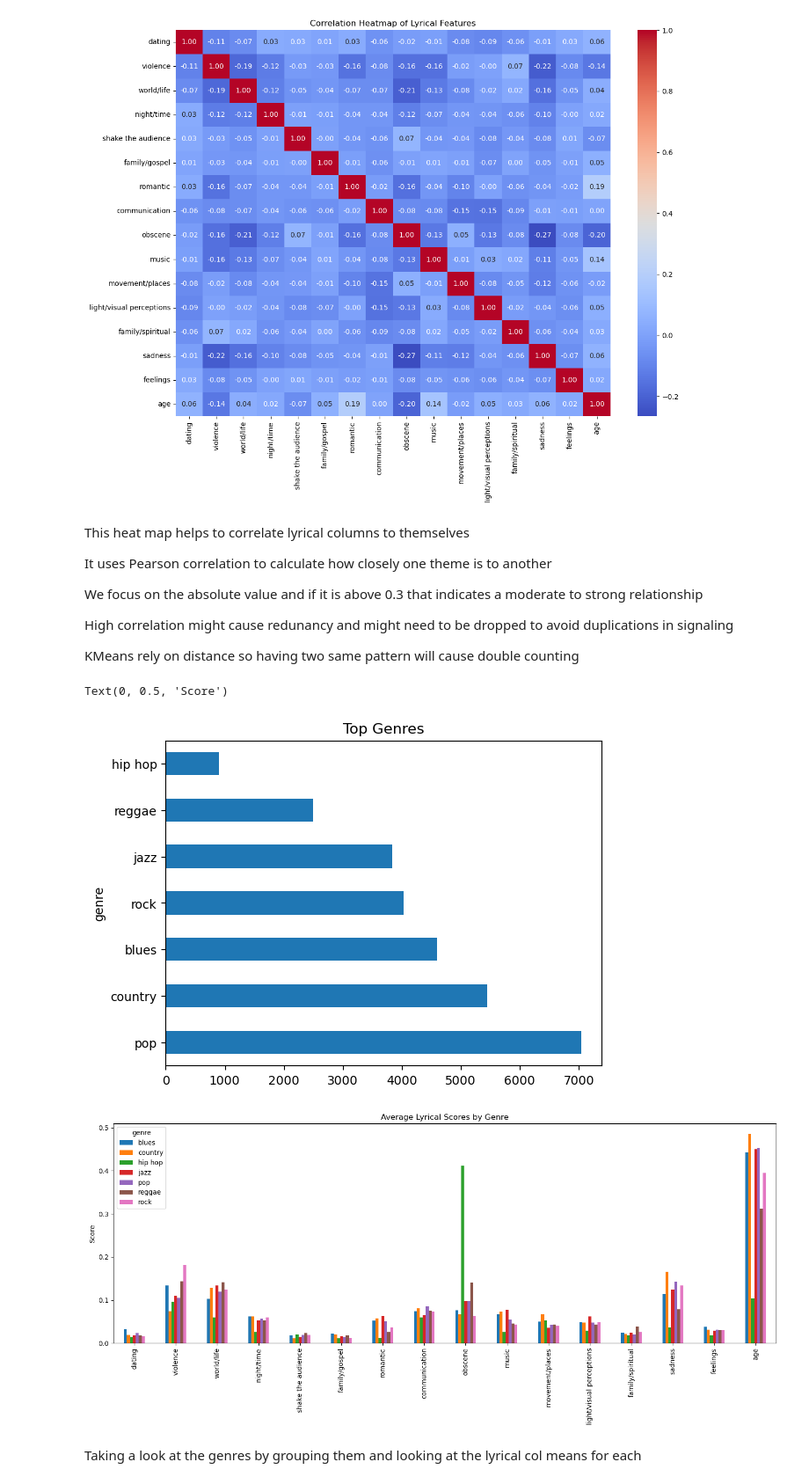
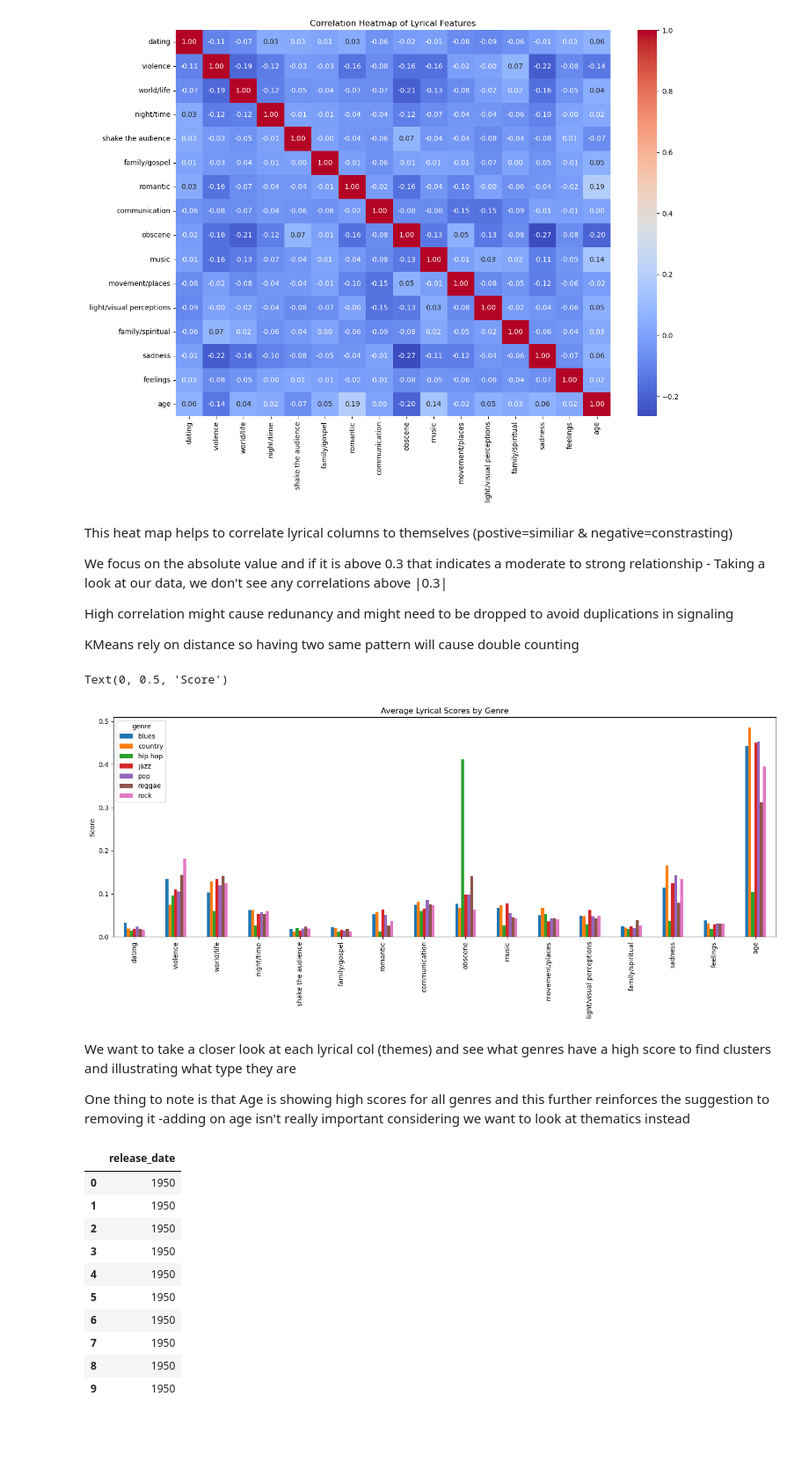
Before and after one commit to jweng8900/-TLAB-Music-Recommendation-Algorithm, a Jupyter notebook: Notebooks/eda.ipynb, the cells around one changed output. Shown at 88% size. Cells and saved outputs as stored; diff of their text form; code cells hidden in the pictures; blank space fills up the shorter version.

```diff
--- a/Notebooks/eda.ipynb
+++ b/Notebooks/eda.ipynb
@@ -98,24 +122,39 @@ plt.show()
 # %% [output]
 [figure]
 # %% [markdown]
-This heat map helps to correlate lyrical columns to themselves
-
-It uses Pearson correlation to calculate how closely one theme is to another
+This heat map helps to correlate lyrical columns to themselves (postive=similiar & negative=constrasting)
 
 We focus on the absolute value and if it is above 0.3 that indicates a moderate to strong relationship
+    - Taking a look at our data, we don't see any correlations above |0.3|
 
 High correlation might cause redunancy and might need to be dropped to avoid duplications in signaling
 
 KMeans rely on distance so having two same pattern will cause double counting
 # %%
-df['genre'].value_counts().head(10).plot(kind='barh', title='Top Genres')
 
 genre_means = df.groupby('genre')[lyrical_cols].mean()
 genre_means.T.plot(kind='bar', figsize=(18, 6), title='Average Lyrical Scores by Genre')
 plt.ylabel('Score')
 # %% [output]
 Text(0, 0.5, 'Score')
-[figure, old version]
+[figure, new version]
-[figure, removed]
-# %% [markdown]
-Taking a look at the genres by grouping them and looking at the lyrical col means for each
+# %% [markdown]
+
+We want to take a closer look at each lyrical col (themes) and see what genres have a high score to find clusters and illustrating what type they are
+
+One thing to note is that Age is showing high scores for all genres and this further reinforces the suggestion to removing it
+    -adding on age isn't really important considering we want to look at thematics instead
+# %%
+df[['release_date']].head(10)
+# %% [output]
+|  | release_date |
+| 0 | 1950 |
+| 1 | 1950 |
+| 2 | 1950 |
+| 3 | 1950 |
+| 4 | 1950 |
+| 5 | 1950 |
+| 6 | 1950 |
+| 7 | 1950 |
+| 8 | 1950 |
+| 9 | 1950 |
```
Also changed, not shown: parts of 10 cells of this notebook, 3 other files.
